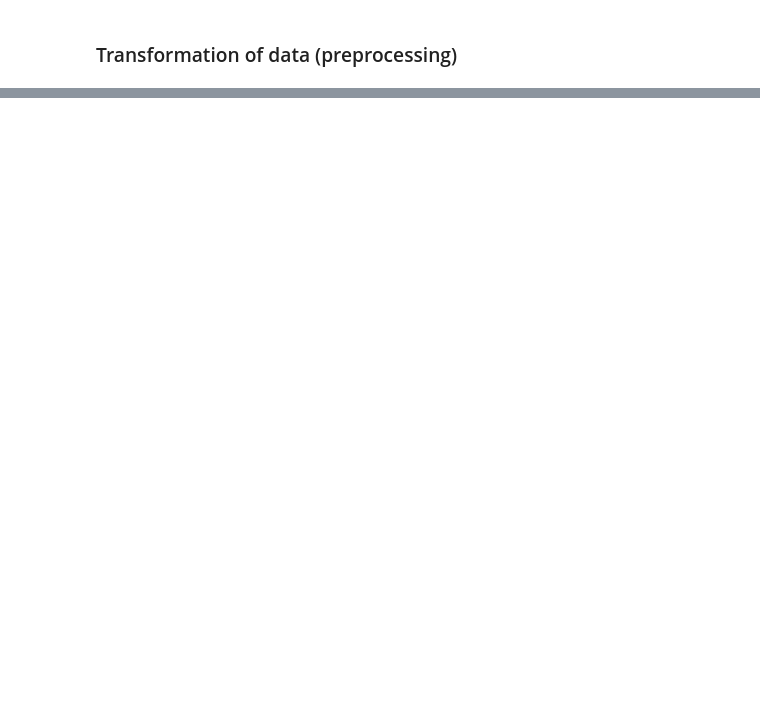
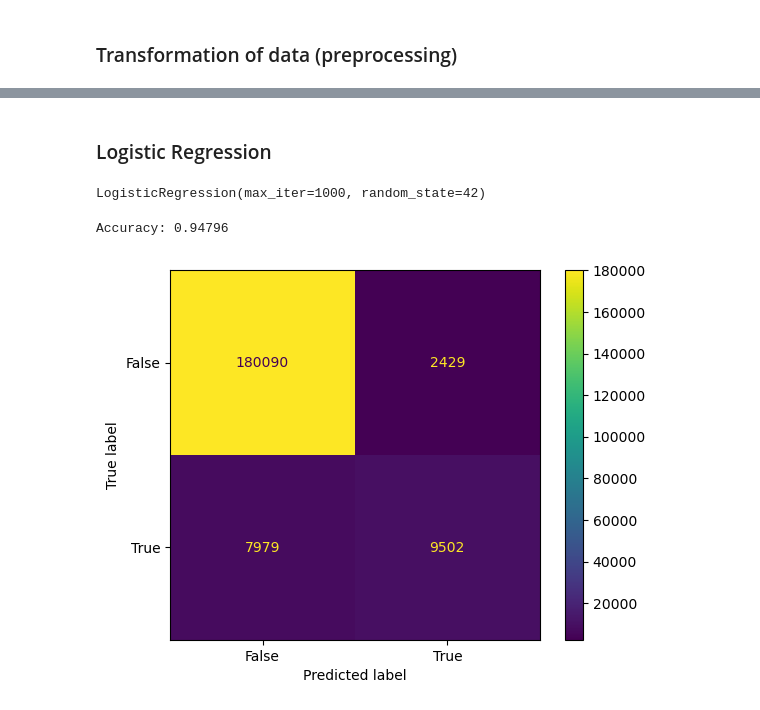
Before and after one commit to MrPaterax/Fin-ML-Project, a Jupyter notebook: Credit Card Fraud (KNN & logistic regression).ipynb, the cells around one changed output, grey strips where cells are left out. Saved outputs shown, nothing was run; the diff lists cells and outputs as text; code cells hidden in the pictures; blank space fills up the shorter version.

```diff
--- a/Credit Card Fraud (KNN & logistic regression).ipynb
+++ b/Credit Card Fraud (KNN & logistic regression).ipynb
@@ -121,0 +132,34 @@ cc_df['stratify'] = cc_df['fraud'].astype(str) + cc_df['repeat_retailer'].astype
+# %% [markdown]
+### Logistic Regression
+# %%
+from sklearn.model_selection import train_test_split
+
+train, test = train_test_split(cc_df, test_size = 0.2, random_state = 0, stratify = cc_df['stratify'])
+# %%
+#splitting train into x and y train, splitting test into x and y test
+train_X = train.drop(columns=['stratify', 'fraud'])
+train_y = train['fraud']
+test_X = test.drop(columns=['stratify', 'fraud'])
+test_y = test['fraud']
+# %%
+from sklearn.linear_model import LogisticRegression
+from sklearn.metrics import accuracy_score
+
+logreg = LogisticRegression(max_iter=1000,random_state=42)
+logreg.fit(train_X, train_y)
+# %% [output]
+LogisticRegression(max_iter=1000, random_state=42)
+# %%
+y_pred = logreg.predict(test_X)
+score = accuracy_score(test_y, y_pred)
+print("Accuracy:", score)
+# %% [output]
+Accuracy: 0.94796
+# %%
+from sklearn.metrics import confusion_matrix, ConfusionMatrixDisplay
+cm = confusion_matrix(test_y, y_pred)
+CM_display = ConfusionMatrixDisplay(confusion_matrix = cm, display_labels =[False, True] )
+CM_display.plot()
+plt.show()
+# %% [output]
+[figure, added]
```
Also changed, not shown: parts of 8 cells of this notebook.
